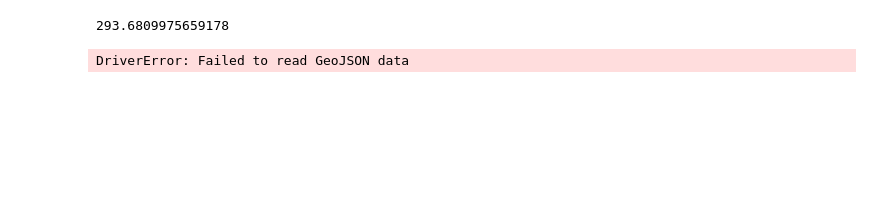
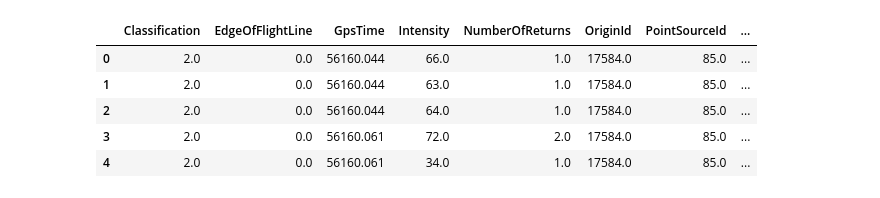
Before and after one commit to joluoch/USGS_3DEP_LIDAR_Challenge, a Jupyter notebook: notebooks/dirty.ipynb, the cells around one changed output. Cells and saved outputs as stored; diff of their text form; code cells hidden in the pictures; blank space fills up the shorter version.

```diff
--- a/notebooks/dirty.ipynb
+++ b/notebooks/dirty.ipynb
@@ -128,4 +0,0 @@ dem_data=dem.read(1)
-# %%
-print(dem_data[row,col])
-# %% [output]
-293.6809975659178
@@ -134,5 +0,0 @@ import geopandas as gpd
-# %%
-df = gpd.read_file('../geojson/iowa.geojson')
-df
-# %% [output]
-DriverError: Failed to read GeoJSON data
@@ -138,0 +25,10 @@ DriverError: Failed to read GeoJSON data
+# %%
+pan = pd.read_csv('../csv/iow.csv')
+pan.head()
+# %% [output]
+|  | Classification | EdgeOfFlightLine | GpsTime | Intensity | NumberOfReturns | OriginId | PointSourceId | ... |
+| 0 | 2.0 | 0.0 | 56160.044 | 66.0 | 1.0 | 17584.0 | 85.0 | ... |
+| 1 | 2.0 | 0.0 | 56160.044 | 63.0 | 1.0 | 17584.0 | 85.0 | ... |
+| 2 | 2.0 | 0.0 | 56160.044 | 64.0 | 1.0 | 17584.0 | 85.0 | ... |
+| 3 | 2.0 | 0.0 | 56160.061 | 72.0 | 2.0 | 17584.0 | 85.0 | ... |
+| 4 | 2.0 | 0.0 | 56160.061 | 34.0 | 1.0 | 17584.0 | 85.0 | ... |
```
Also changed, not shown: parts of 44 cells of this notebook, 11 other files.
